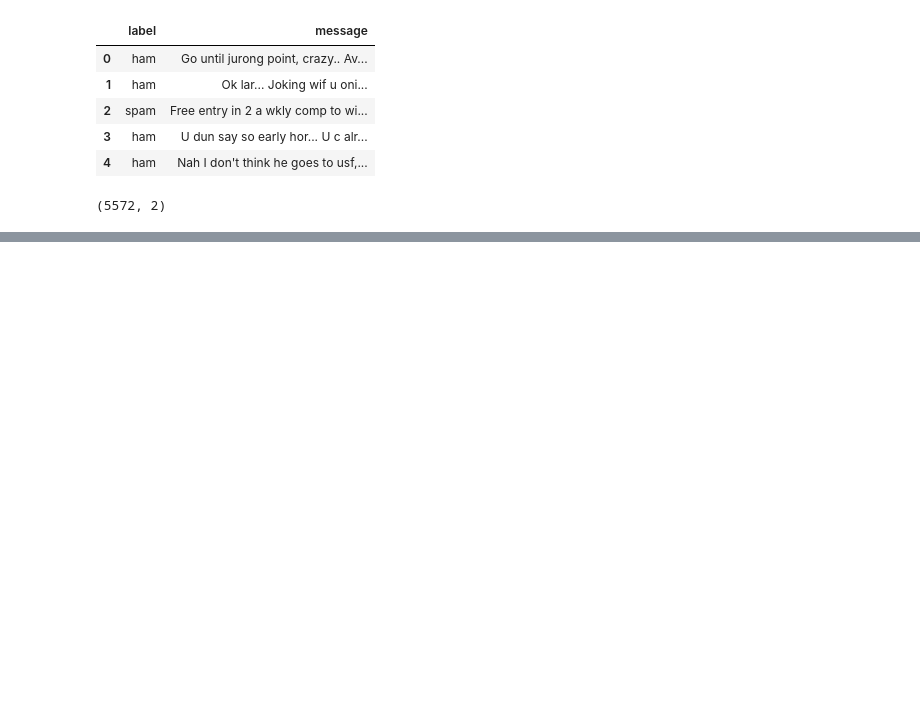
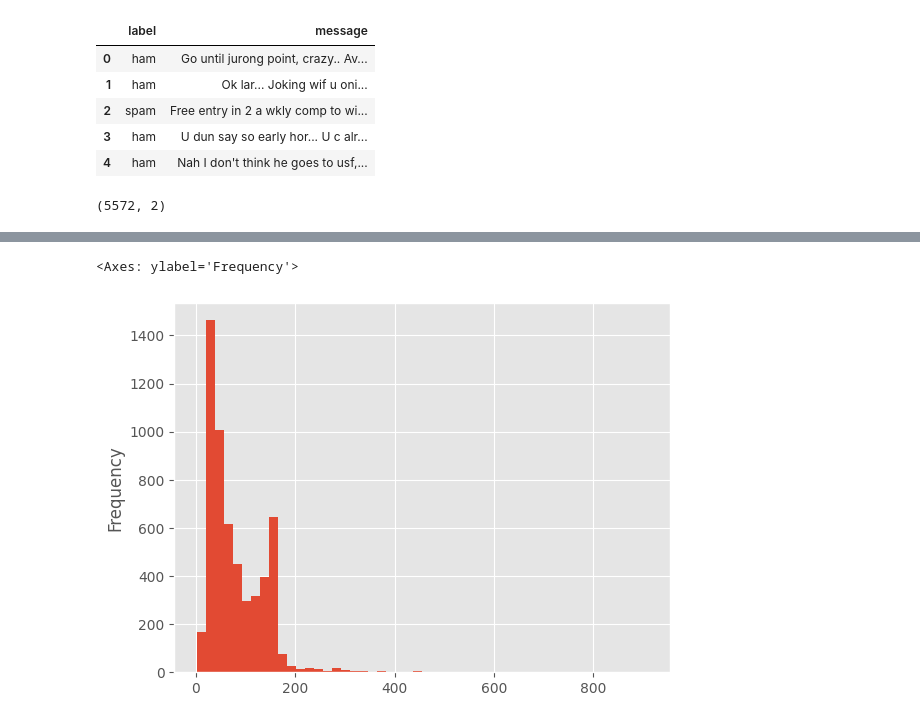
Before and after one commit to nk12889/Cohort-London, a Jupyter notebook: Assignment_Naive_Bayes_Classifier.ipynb, the cells around one changed output, grey strips where cells are left out. Saved outputs shown, nothing was run; the diff lists cells and outputs as text; code cells hidden in the pictures; blank space fills up the shorter version.

```diff
--- a/Assignment_Naive_Bayes_Classifier.ipynb
+++ b/Assignment_Naive_Bayes_Classifier.ipynb
@@ -39,0 +54,3 @@ df.shape
+# %%
+df['length']= df['message'].apply(len)
+df.head()
@@ -39,0 +68,5 @@ df.shape
+# %%
+df['length'].plot(bins=50,kind='hist')
+# %% [output]
+<Axes: ylabel='Frequency'>
+[figure, added]
```
Also changed, not shown: parts of 6 cells of this notebook.
